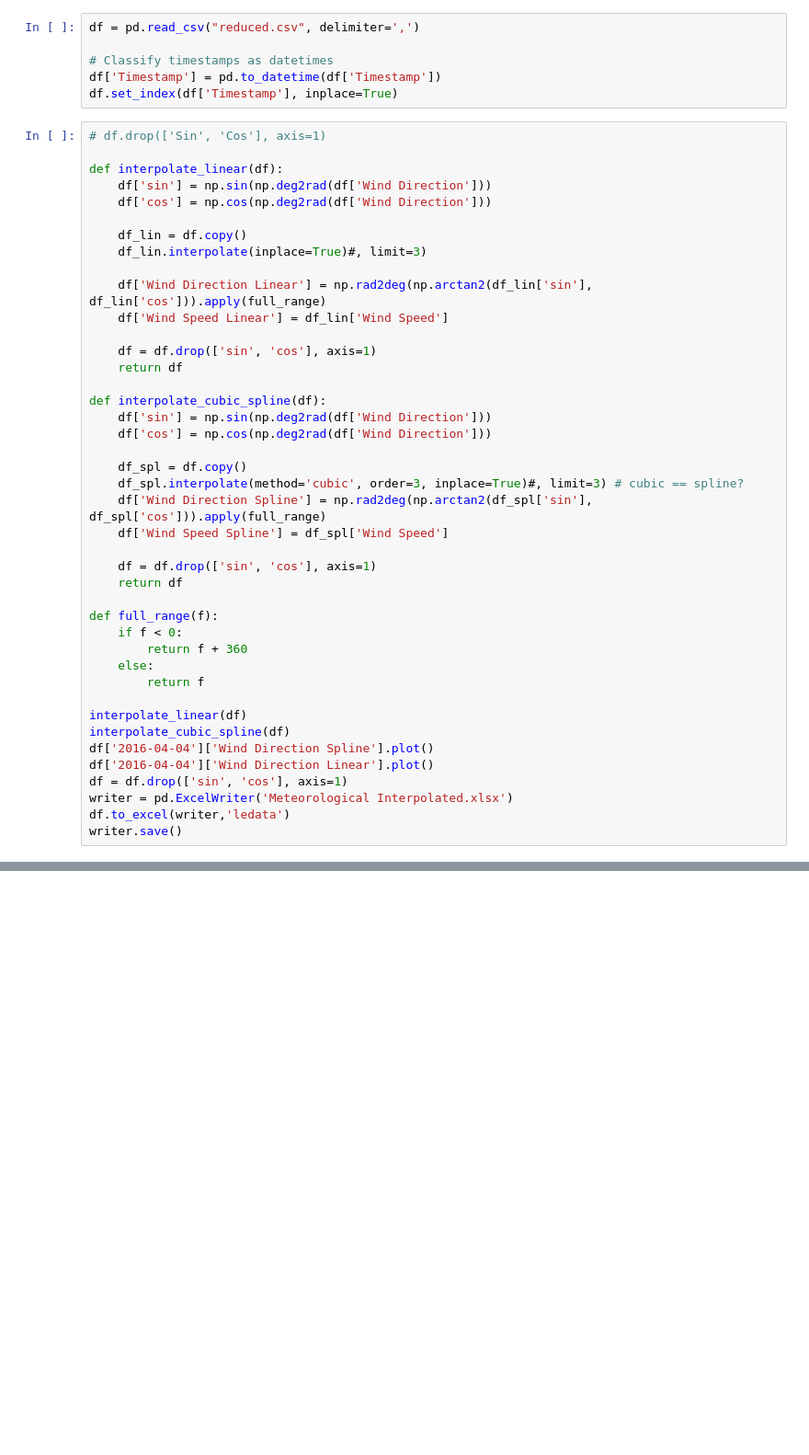
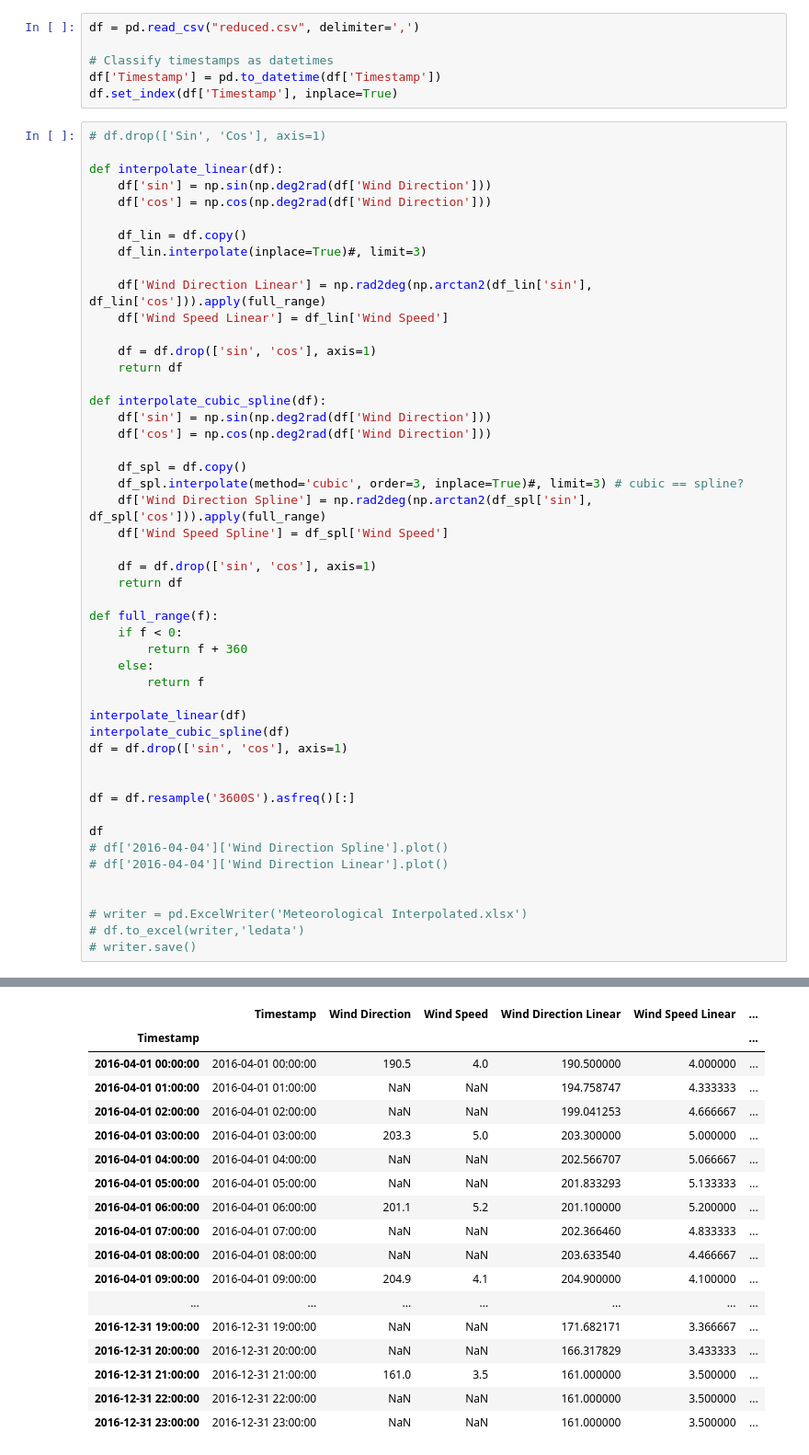
Before and after one commit to Tamrell/Data, a Jupyter notebook: Angelo/Untitled.ipynb, the cells around one changed output, grey strips where cells are left out. Shown: that part at 92% size. Cells and saved outputs as stored; diff of their text form; blank space fills up the shorter version.

```diff
--- a/Angelo/Untitled.ipynb
+++ b/Angelo/Untitled.ipynb
@@ -43,10 +43,17 @@ def full_range(f):
 
 interpolate_linear(df)
 interpolate_cubic_spline(df)
-df['2016-04-04']['Wind Direction Spline'].plot()
-df['2016-04-04']['Wind Direction Linear'].plot()
 df = df.drop(['sin', 'cos'], axis=1)
-writer = pd.ExcelWriter('Meteorological Interpolated.xlsx')
-df.to_excel(writer,'ledata')
-writer.save()
+
+
+df = df.resample('3600S').asfreq()[:]
+
+df
+# df['2016-04-04']['Wind Direction Spline'].plot()
+# df['2016-04-04']['Wind Direction Linear'].plot()
+
+
+# writer = pd.ExcelWriter('Meteorological Interpolated.xlsx')
+# df.to_excel(writer,'ledata')
+# writer.save()
 # %% [output]
@@ -53,0 +60,18 @@ writer.save()
+|  | Timestamp | Wind Direction | Wind Speed | Wind Direction Linear | Wind Speed Linear | ... |
+| Timestamp |  |  |  |  |  | ... |
+| 2016-04-01 00:00:00 | 2016-04-01 00:00:00 | 190.5 | 4.0 | 190.500000 | 4.000000 | ... |
+| 2016-04-01 01:00:00 | 2016-04-01 01:00:00 | NaN | NaN | 194.758747 | 4.333333 | ... |
+| 2016-04-01 02:00:00 | 2016-04-01 02:00:00 | NaN | NaN | 199.041253 | 4.666667 | ... |
+| 2016-04-01 03:00:00 | 2016-04-01 03:00:00 | 203.3 | 5.0 | 203.300000 | 5.000000 | ... |
+| 2016-04-01 04:00:00 | 2016-04-01 04:00:00 | NaN | NaN | 202.566707 | 5.066667 | ... |
+| 2016-04-01 05:00:00 | 2016-04-01 05:00:00 | NaN | NaN | 201.833293 | 5.133333 | ... |
+| 2016-04-01 06:00:00 | 2016-04-01 06:00:00 | 201.1 | 5.2 | 201.100000 | 5.200000 | ... |
+| 2016-04-01 07:00:00 | 2016-04-01 07:00:00 | NaN | NaN | 202.366460 | 4.833333 | ... |
+| 2016-04-01 08:00:00 | 2016-04-01 08:00:00 | NaN | NaN | 203.633540 | 4.466667 | ... |
+| 2016-04-01 09:00:00 | 2016-04-01 09:00:00 | 204.9 | 4.1 | 204.900000 | 4.100000 | ... |
+| ... | ... | ... | ... | ... | ... | ... |
+| 2016-12-31 19:00:00 | 2016-12-31 19:00:00 | NaN | NaN | 171.682171 | 3.366667 | ... |
+| 2016-12-31 20:00:00 | 2016-12-31 20:00:00 | NaN | NaN | 166.317829 | 3.433333 | ... |
+| 2016-12-31 21:00:00 | 2016-12-31 21:00:00 | 161.0 | 3.5 | 161.000000 | 3.500000 | ... |
+| 2016-12-31 22:00:00 | 2016-12-31 22:00:00 | NaN | NaN | 161.000000 | 3.500000 | ... |
+| 2016-12-31 23:00:00 | 2016-12-31 23:00:00 | NaN | NaN | 161.000000 | 3.500000 | ... |
```
Also changed, not shown: parts of 1 cell of this notebook, 4 other files.
